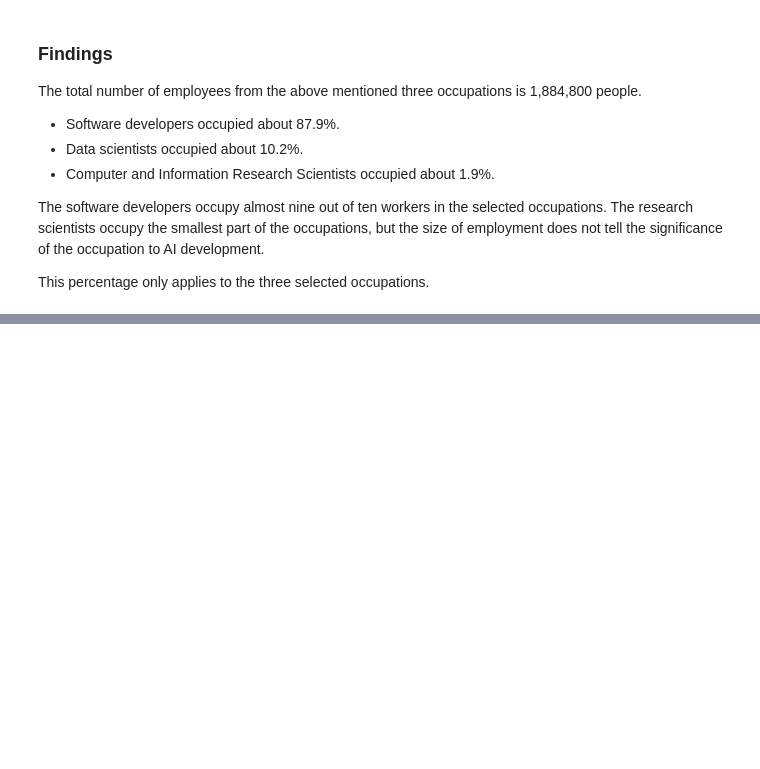
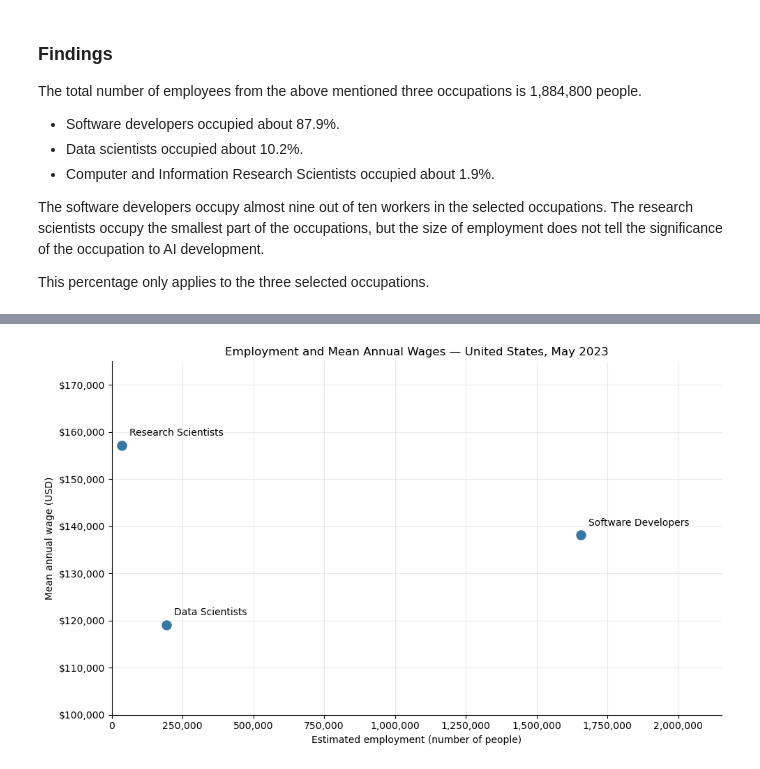
Before and after one commit to nabieba7/ai-employment-analysis, a Jupyter notebook: employment_analysis.ipynb, the cells around one changed output, grey strips where cells are left out. Cells and saved outputs as stored; diff of their text form; code cells hidden in the pictures; blank space fills up the shorter version.

Commit message:
Add employment versus wage scatter plot and findings

```diff
--- a/employment_analysis.ipynb
+++ b/employment_analysis.ipynb
@@ -271,0 +286,51 @@ This percentage only applies to the three selected occupations.
+# %%
+import matplotlib.pyplot as plt
+from matplotlib.ticker import StrMethodFormatter
+
+short_names = {
+    "Computer and Information Research Scientists": "Research Scientists",
+    "Software Developers": "Software Developers",
+    "Data Scientists": "Data Scientists"
+}
+
+fig, ax = plt.subplots(figsize=(10, 6))
+
+ax.scatter(
+    national["TOT_EMP"],
+    national["A_MEAN"],
+    s=130,
+    color="#3478A5",
+    edgecolor="white",
+    linewidth=1,
+    zorder=3
+)
+
+for _, row in national.iterrows():
+    ax.annotate(
+        short_names[row["OCC_TITLE"]],
+        (row["TOT_EMP"], row["A_MEAN"]),
+        xytext=(8, 10),
+        textcoords="offset points",
+        fontsize=10
+    )
+
+ax.set_title("Employment and Mean Annual Wages — United States, May 2023")
+ax.set_xlabel("Estimated employment (number of people)")
+ax.set_ylabel("Mean annual wage (USD)")
+
+ax.xaxis.set_major_formatter(StrMethodFormatter("{x:,.0f}"))
+ax.yaxis.set_major_formatter(StrMethodFormatter("${x:,.0f}"))
+
+# Leave room for labels.
+ax.set_xlim(0, national["TOT_EMP"].max() * 1.3)
+ax.set_ylim(100000, 175000)
+
+ax.grid(alpha=0.25)
+ax.set_axisbelow(True)
+ax.spines["top"].set_visible(False)
+ax.spines["right"].set_visible(False)
+
+plt.tight_layout()
+plt.show()
+# %% [output]
+[figure, added]
```
Also changed, not shown: parts of 2 cells of this notebook.
